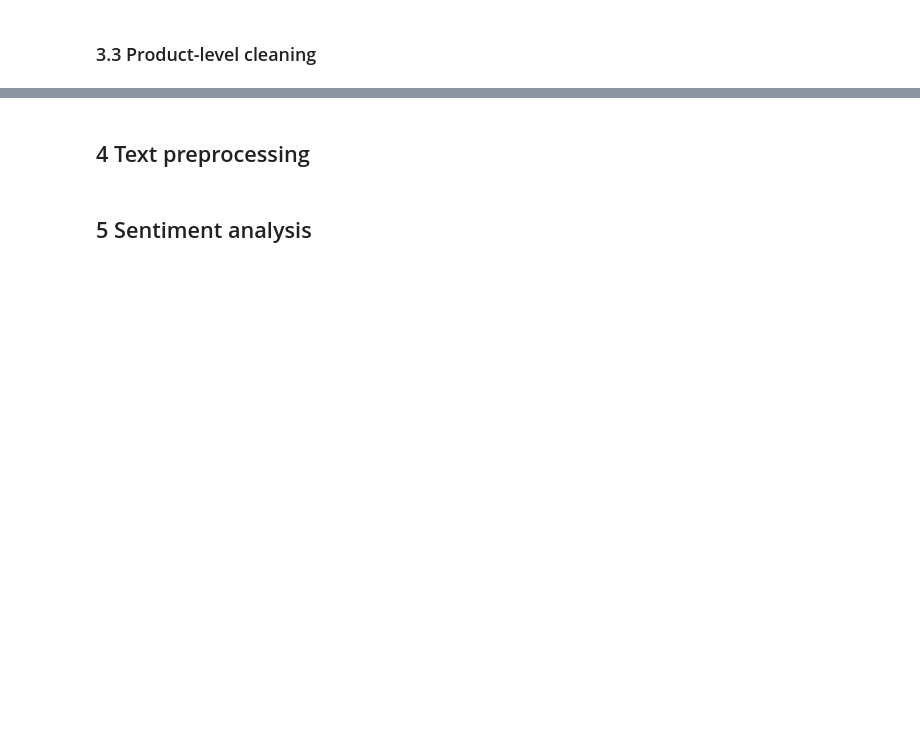
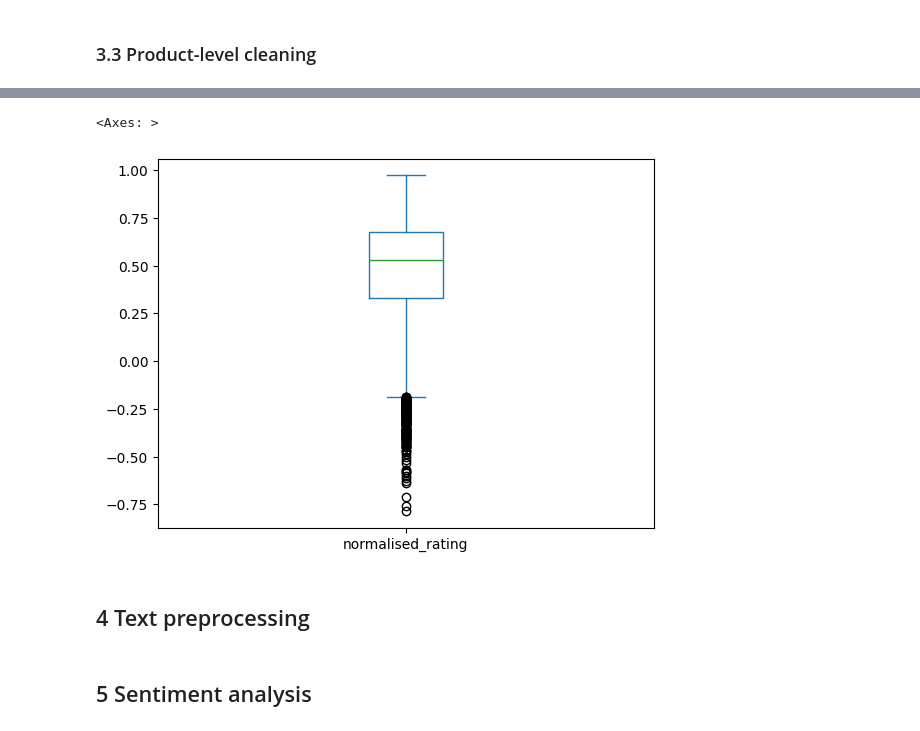
Before and after one commit to wj-484/wj-dspp-repo, a Jupyter notebook: review-nlp/Amazon-review-NLP.ipynb, the cells around one changed output, grey strips where cells are left out. Cells and saved outputs as stored; diff of their text form; code cells hidden in the pictures; blank space fills up the shorter version.

```diff
--- a/review-nlp/Amazon-review-NLP.ipynb
+++ b/review-nlp/Amazon-review-NLP.ipynb
@@ -249,3 +230,8 @@ array([[<Axes: title={'center': 'rating'}>]], dtype=object)
+# %%
+mean_ratings.plot.box()
+# %% [output]
+<Axes: >
+[figure, added]
 # %% [markdown]
 ## 4 Text preprocessing
 # %%
```
Also changed, not shown: parts of 63 cells of this notebook.
